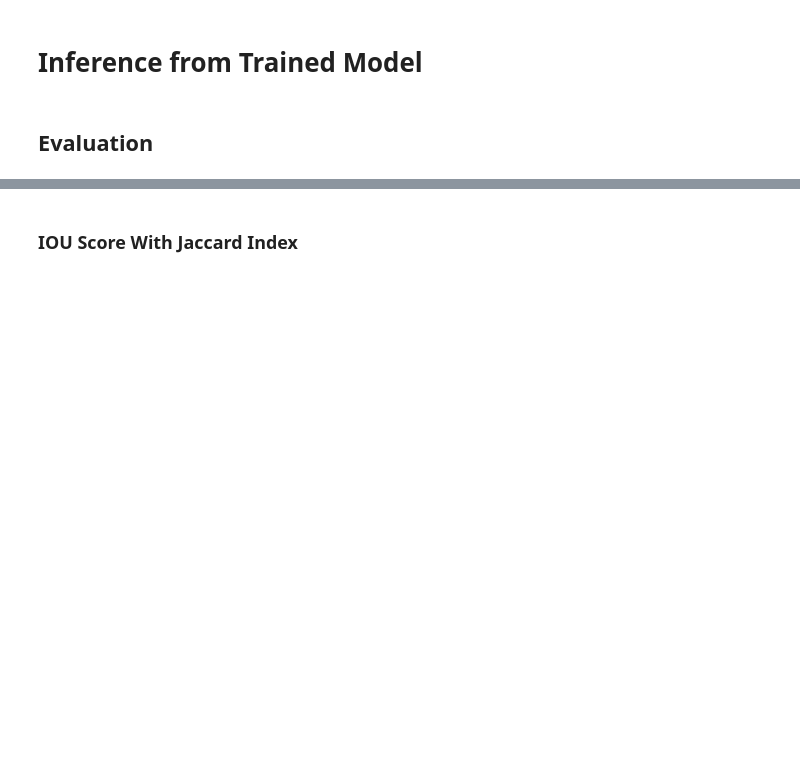
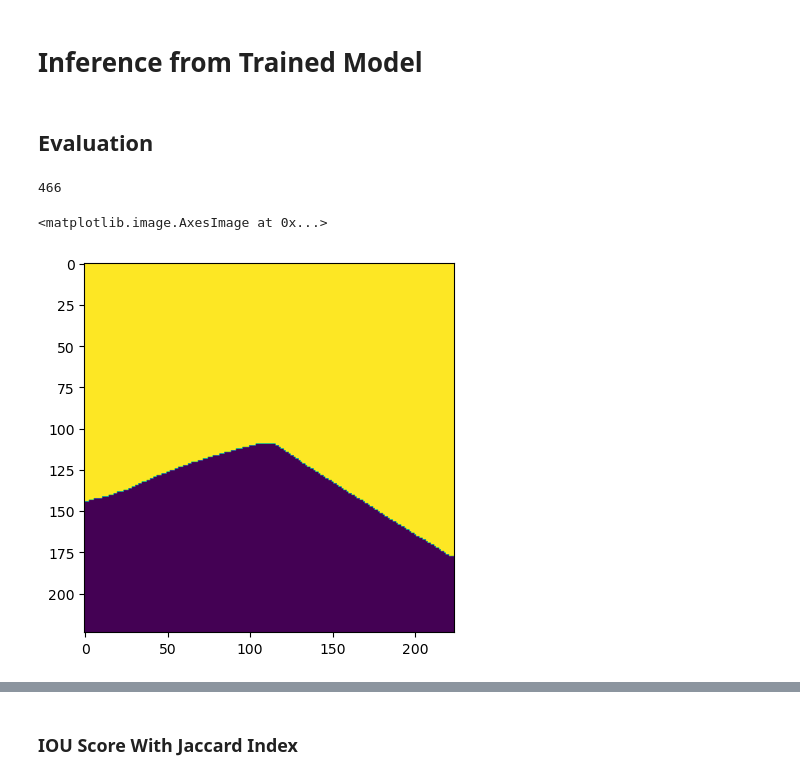
Before and after one commit to BeytullahYayla/Drivable-Area-Segmentation-Using-Transformer-and-Unet-Architectures, a Jupyter notebook: notebooks/overview,.ipynb, the cells around one changed output, grey strips where cells are left out. Cells and saved outputs as stored; diff of their text form; code cells hidden in the pictures; blank space fills up the shorter version.

```diff
--- a/notebooks/overview,.ipynb
+++ b/notebooks/overview,.ipynb
@@ -488,3 +733,5 @@ torch.save(model,"segmentation_model_unet.pth")
+# %%
+model=torch.load("best_model.pth")
 # %% [markdown]
 # Inference from Trained Model
 # %%
@@ -512,0 +747,15 @@ axs[2].set_title('Prediction')
+# %%
+len(test_input_path_list)
+# %% [output]
+466
+# %%
+tensorized_test_images=preprocess.tensorize_image(test_input_path_list[40:50],INPUT_SHAPE)
+# %%
+test_outputs=model(tensorized_test_images)
+outputs=torch.argmax(test_outputs,axis=1)
+out_cpu = outputs.cpu()
+outputs_list=out_cpu.detach().numpy()
+plt.imshow(outputs_list[0])
+# %% [output]
+<matplotlib.image.AxesImage at 0x...>
+[figure, added]
```
Also changed, not shown: parts of 46 cells of this notebook, 1 other file.
